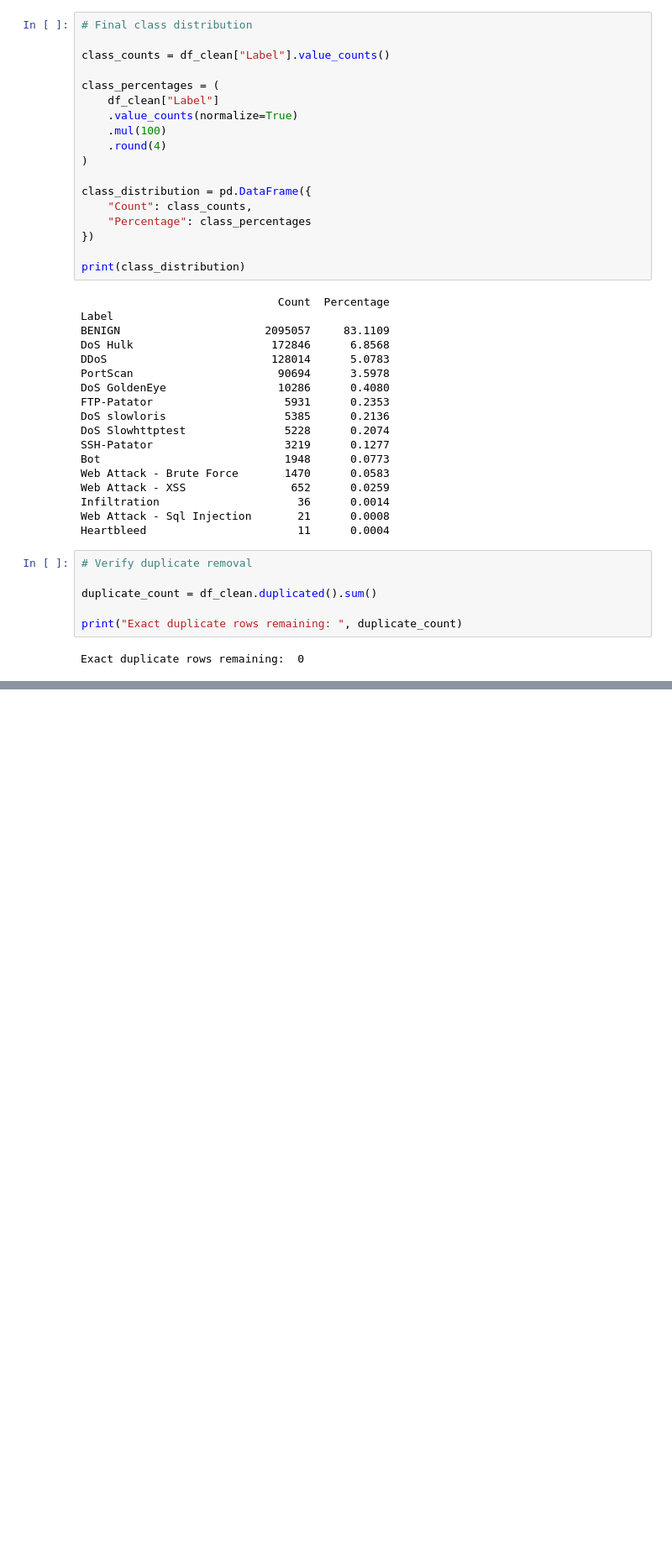
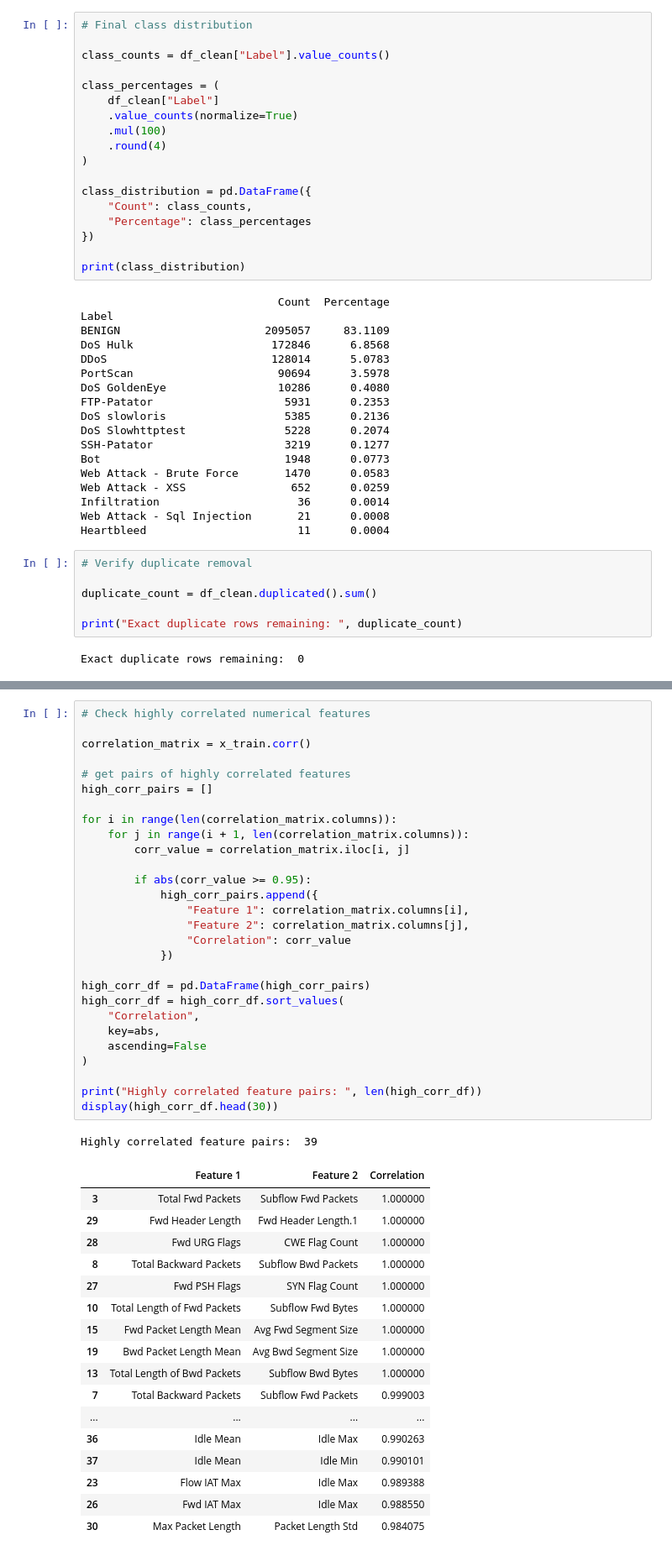
Before and after one commit to Persis445/Network-IDS-Sentinel-AI, a Jupyter notebook: notebooks/01_dataset_exploration.ipynb, the cells around one changed output, grey strips where cells are left out. Shown at 84% size. Drawn from its saved outputs; the diff is of its cells as text; blank space fills up the shorter version.

```diff
--- a/notebooks/01_dataset_exploration.ipynb
+++ b/notebooks/01_dataset_exploration.ipynb
@@ -565,0 +790,47 @@ Exact duplicate rows remaining:  0
+# %%
+# Check highly correlated numerical features
+
+correlation_matrix = x_train.corr()
+
+# get pairs of highly correlated features
+high_corr_pairs = []
+
+for i in range(len(correlation_matrix.columns)):
+    for j in range(i + 1, len(correlation_matrix.columns)):
+        corr_value = correlation_matrix.iloc[i, j]
+
+        if abs(corr_value >= 0.95):
+            high_corr_pairs.append({
+                "Feature 1": correlation_matrix.columns[i],
+                "Feature 2": correlation_matrix.columns[j],
+                "Correlation": corr_value
+            })
+
+high_corr_df = pd.DataFrame(high_corr_pairs)
+high_corr_df = high_corr_df.sort_values(
+    "Correlation",
+    key=abs,
+    ascending=False
+)
+
+print("Highly correlated feature pairs: ", len(high_corr_df))
+display(high_corr_df.head(30))
+# %% [output]
+Highly correlated feature pairs:  39
+|  | Feature 1 | Feature 2 | Correlation |
+| 3 | Total Fwd Packets | Subflow Fwd Packets | 1.000000 |
+| 29 | Fwd Header Length | Fwd Header Length.1 | 1.000000 |
+| 28 | Fwd URG Flags | CWE Flag Count | 1.000000 |
+| 8 | Total Backward Packets | Subflow Bwd Packets | 1.000000 |
+| 27 | Fwd PSH Flags | SYN Flag Count | 1.000000 |
+| 10 | Total Length of Fwd Packets | Subflow Fwd Bytes | 1.000000 |
+| 15 | Fwd Packet Length Mean | Avg Fwd Segment Size | 1.000000 |
+| 19 | Bwd Packet Length Mean | Avg Bwd Segment Size | 1.000000 |
+| 13 | Total Length of Bwd Packets | Subflow Bwd Bytes | 1.000000 |
+| 7 | Total Backward Packets | Subflow Fwd Packets | 0.999003 |
+| ... | ... | ... | ... |
+| 36 | Idle Mean | Idle Max | 0.990263 |
+| 37 | Idle Mean | Idle Min | 0.990101 |
+| 23 | Flow IAT Max | Idle Max | 0.989388 |
+| 26 | Fwd IAT Max | Idle Max | 0.988550 |
+| 30 | Max Packet Length | Packet Length Std | 0.984075 |
```
Also changed, not shown: parts of 11 cells of this notebook.
